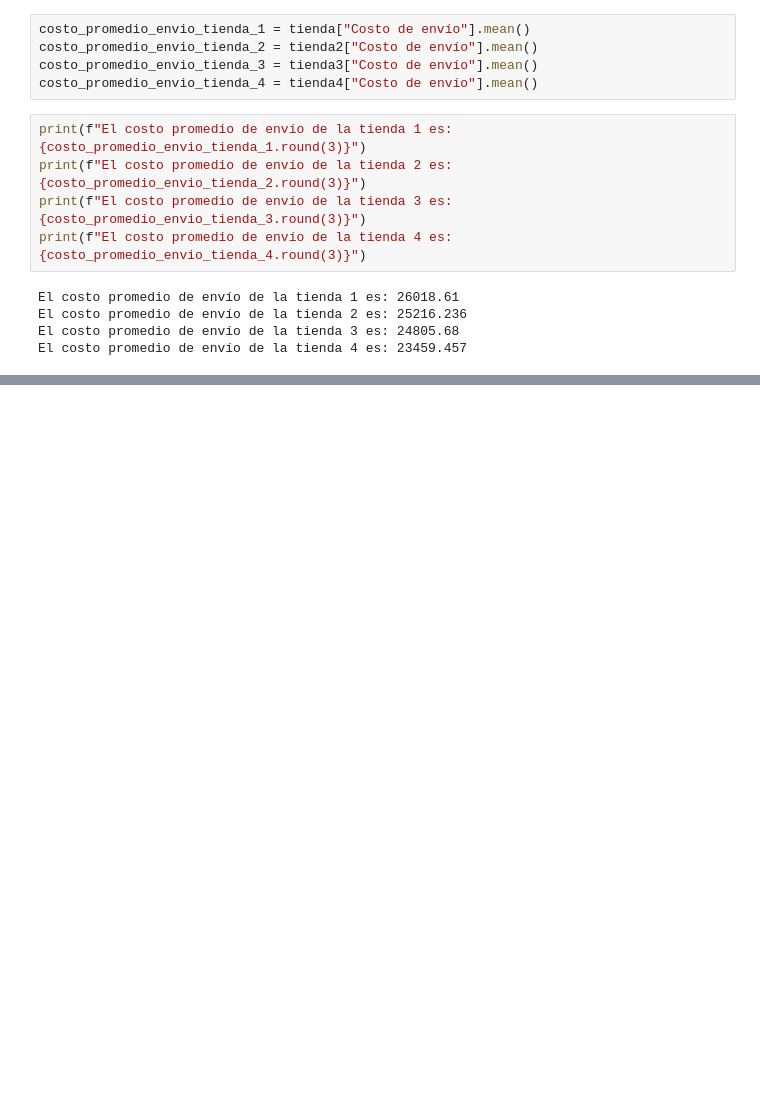
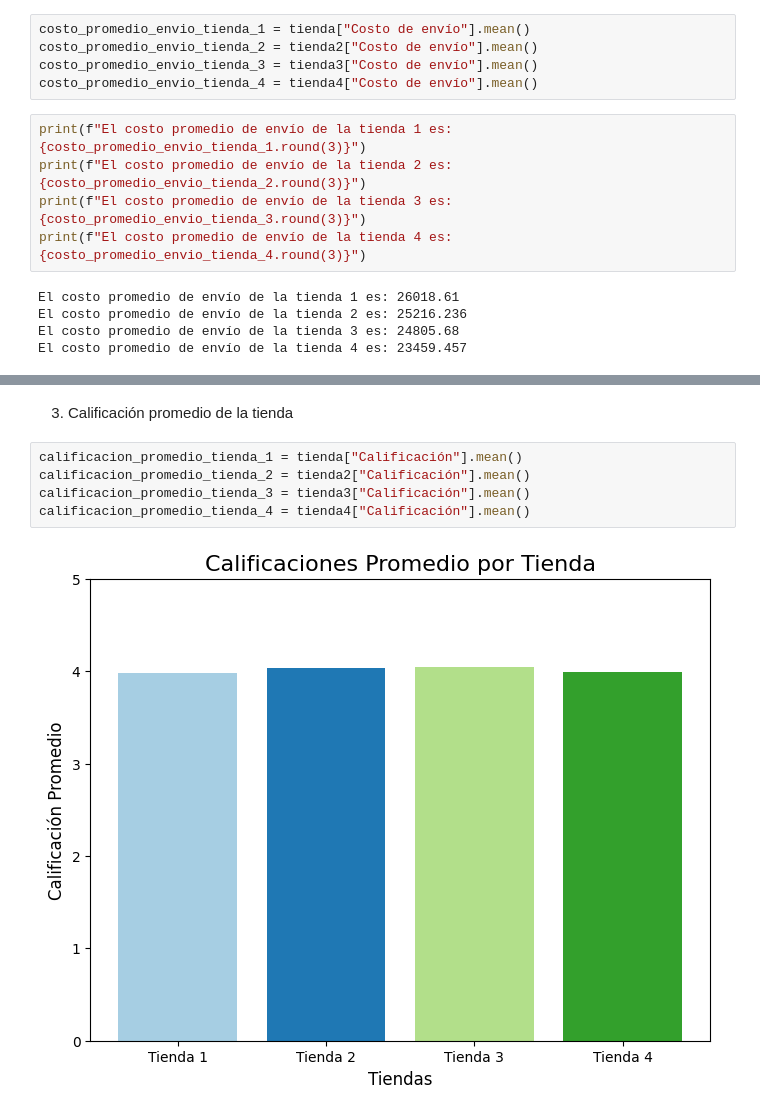
Before and after one commit to OFrancisco3/challenge-alura-store, a Jupyter notebook: AluraStoreLatam.ipynb, the cells around one changed output, grey strips where cells are left out. Saved outputs shown, nothing was run; the diff lists cells and outputs as text; blank space fills up the shorter version.

```diff
--- a/AluraStoreLatam.ipynb
+++ b/AluraStoreLatam.ipynb
@@ -302,0 +373,9 @@ El costo promedio de envío de la tienda 4 es: 23459.457
+# %% [markdown]
+3. Calificación promedio de la tienda
+# %%
+calificacion_promedio_tienda_1 = tienda["Calificación"].mean()
+calificacion_promedio_tienda_2 = tienda2["Calificación"].mean()
+calificacion_promedio_tienda_3 = tienda3["Calificación"].mean()
+calificacion_promedio_tienda_4 = tienda4["Calificación"].mean()
+# %% [output]
+[figure, added]
```
Also changed, not shown: parts of 6 cells of this notebook.
